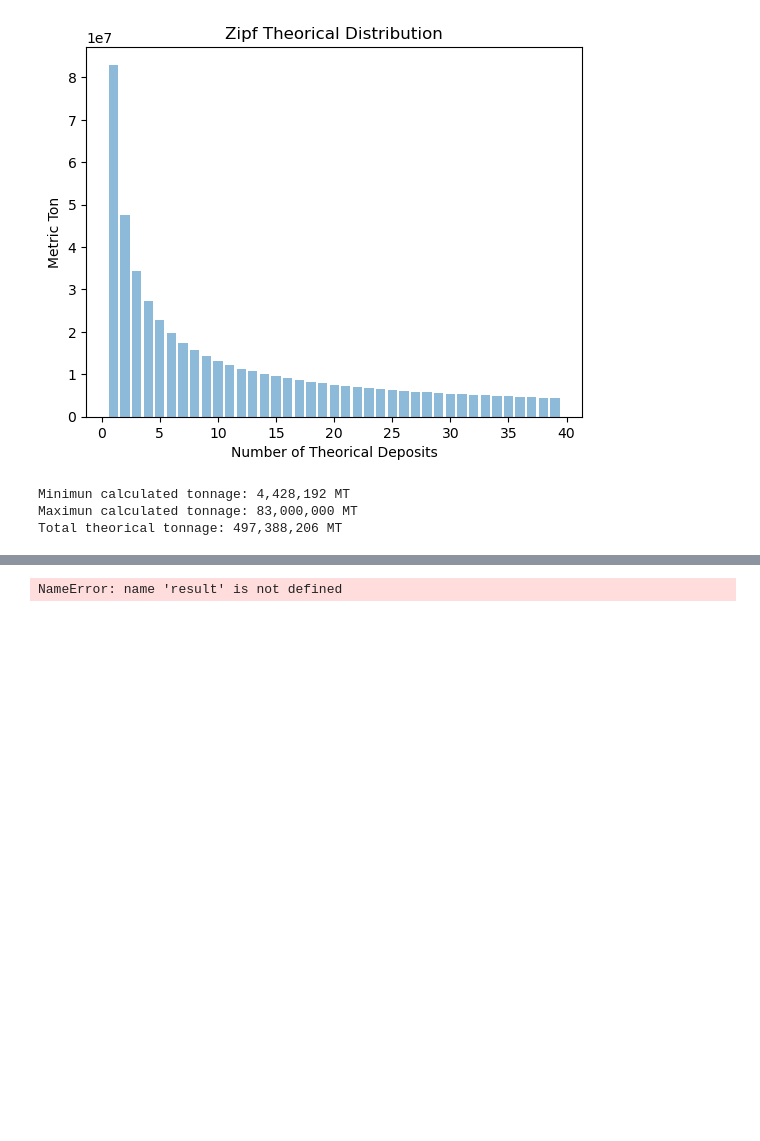
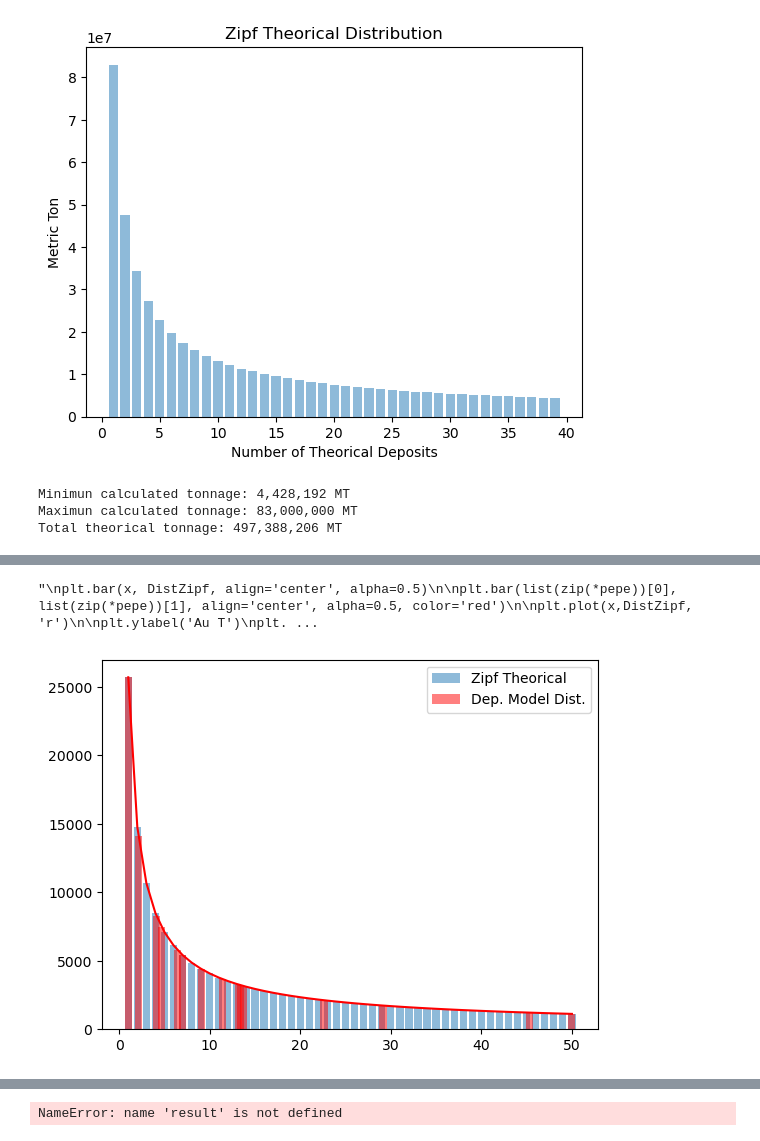
Before and after one commit to gasato/NumericalMiningDepositsModelling, a Jupyter notebook: Zipf.ipynb, the cells around one changed output, grey strips where cells are left out. Drawn from its saved outputs; the diff is of its cells as text; code cells hidden in the pictures; blank space fills up the shorter version.

```diff
--- a/Zipf.ipynb
+++ b/Zipf.ipynb
@@ -127,3 +189,16 @@ NameError: name 'result' is not defined
+# %%
+fig, ax = plt.subplots()
+
+ZipfTheoryDistPltBar = ax.bar(x, DistZipf, align='center', alpha=0.5, label='Zipf Theorical')
+
+DepModelDistPltBar   = ax.bar(list(zip(*pepe))[0], list(zip(*pepe))[1], align='center', alpha=0.5, color='red', label="Dep. Model Dist.")
+
+ZipfTheoryDistPltBar = ax.plot(x,DistZipf, 'r')
+
+ax.legend(loc="upper right")
+# %% [output]
+"\nplt.bar(x, DistZipf, align='center', alpha=0.5)\n\nplt.bar(list(zip(*pepe))[0], list(zip(*pepe))[1], align='center', alpha=0.5, color='red')\n\nplt.plot(x,DistZipf, 'r')\n\nplt.ylabel('Au T')\nplt. ...
+[figure, added]
 # %%
 plt.plot(np.log10(x), np.log10(result), 'bo')
 plt.plot(np.log10(x), np.log10(DistZipf), 'r-')
```
Also changed, not shown: parts of 19 cells of this notebook.
